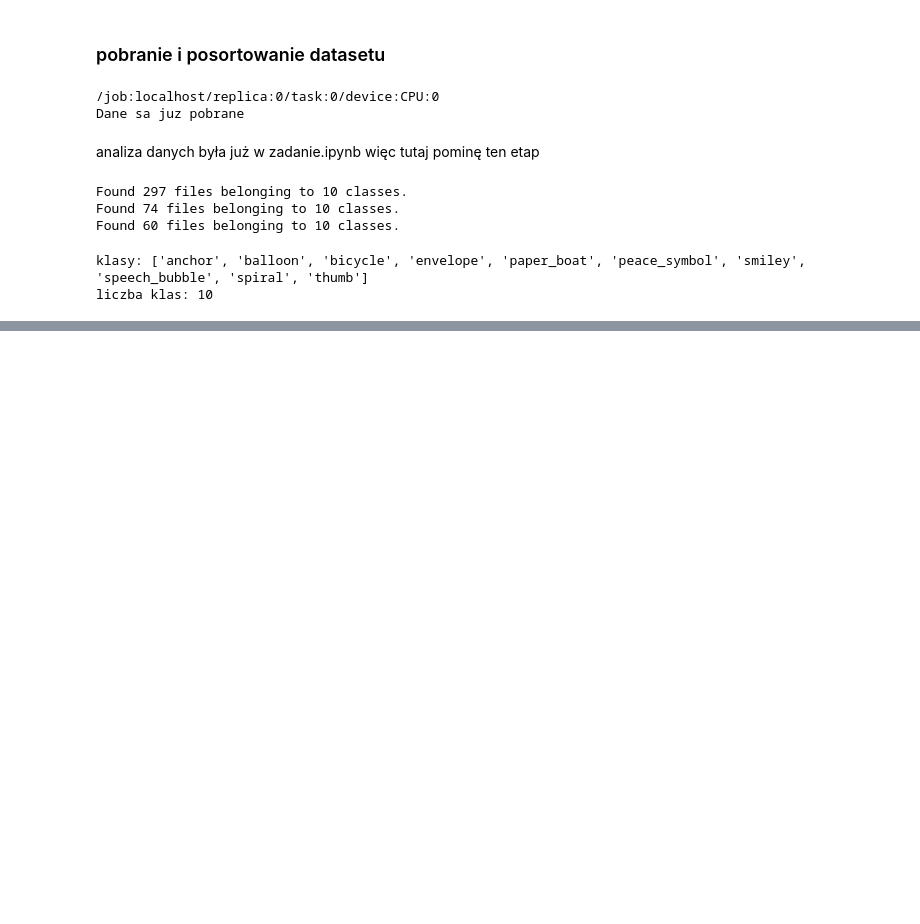
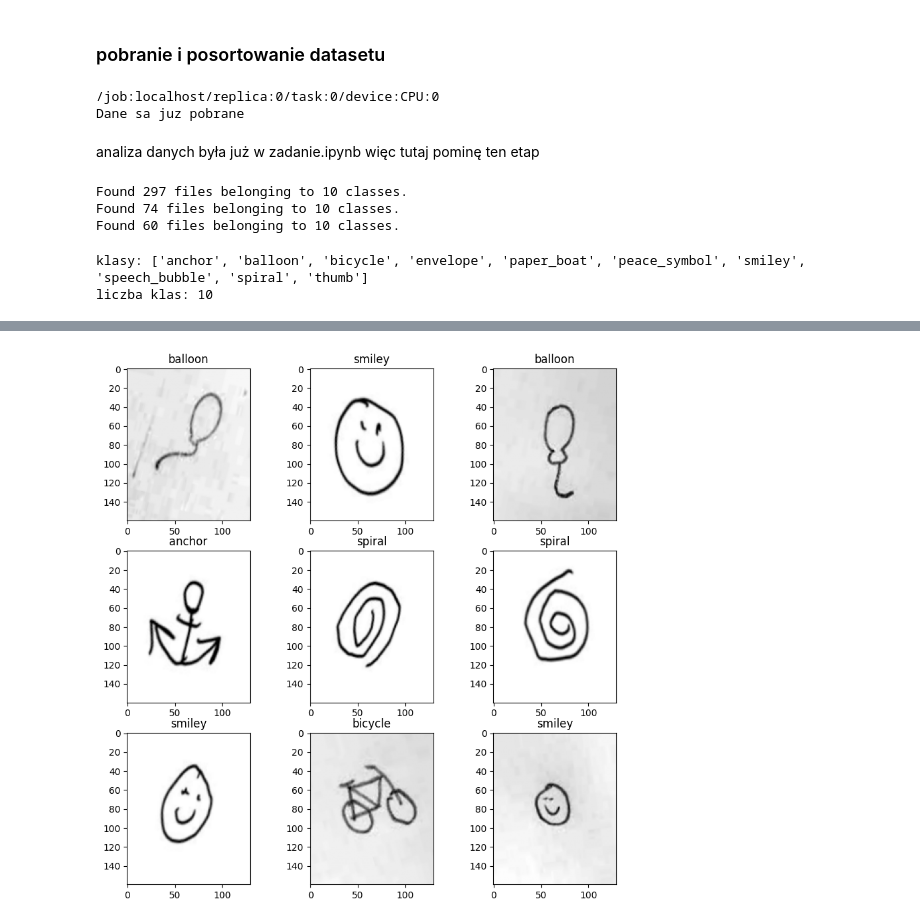
Before and after one commit to fidok15/ProjektRekrutacjaSolvro, a Jupyter notebook: Project/tensorflow.ipynb, the cells around one changed output, grey strips where cells are left out. Drawn from its saved outputs; the diff is of its cells as text; code cells hidden in the pictures; blank space fills up the shorter version.

```diff
--- a/Project/tensorflow.ipynb
+++ b/Project/tensorflow.ipynb
@@ -65,6 +81,8 @@ val_ds = image_dataset_from_directory(
     color_mode='grayscale',
     shuffle=False
 )
+
+class_names = train_ds.class_names
 # %% [output]
 Found 297 files belonging to 10 classes.
 Found 74 files belonging to 10 classes.
@@ -77,0 +134,33 @@ liczba klas: 10
+# %%
+normalization_layer = tf.keras.layers.Rescaling(1./255)
+
+#roatacja bo niektore obrazki byly krzywe i aby sie nie przyuczyl
+data_augmentation = tf.keras.Sequential([
+    tf.keras.layers.RandomFlip("horizontal"),
+    tf.keras.layers.RandomRotation(0.05),
+    tf.keras.layers.RandomZoom(0.05),
+    tf.keras.layers.RandomContrast(0.1)
+])
+
+AUTOTUNE = tf.data.AUTOTUNE
+#znormalizowanie danych grayscale do przedizalu [0,1]
+train_ds = train_ds.map(lambda x, y: (data_augmentation(normalization_layer(x), training=True), y))
+#zapamietanie danych w RAM
+train_ds = train_ds.cache().shuffle(1000).prefetch(AUTOTUNE)
+
+val_ds = val_ds.map(lambda x, y: (normalization_layer(x), y))
+val_ds = val_ds.cache().prefetch(AUTOTUNE)
+
+test_ds = test_ds.map(lambda x, y: (normalization_layer(x), y))
+test_ds = test_ds.cache().prefetch(AUTOTUNE)
+
+
+for images, labels in train_ds.take(1):
+    plt.figure(figsize=(10, 10))
+    for i in range(9):
+        plt.subplot(3, 3, i + 1)
+        plt.imshow(images[i].numpy().squeeze(), cmap='gray')
+        plt.title(class_names[np.argmax(labels[i])])
+    plt.show()
+    break
+# %% [output]
@@ -77,0 +168 @@ liczba klas: 10
+[figure, added]
```
Also changed, not shown: parts of 10 cells of this notebook, 3 other files.
